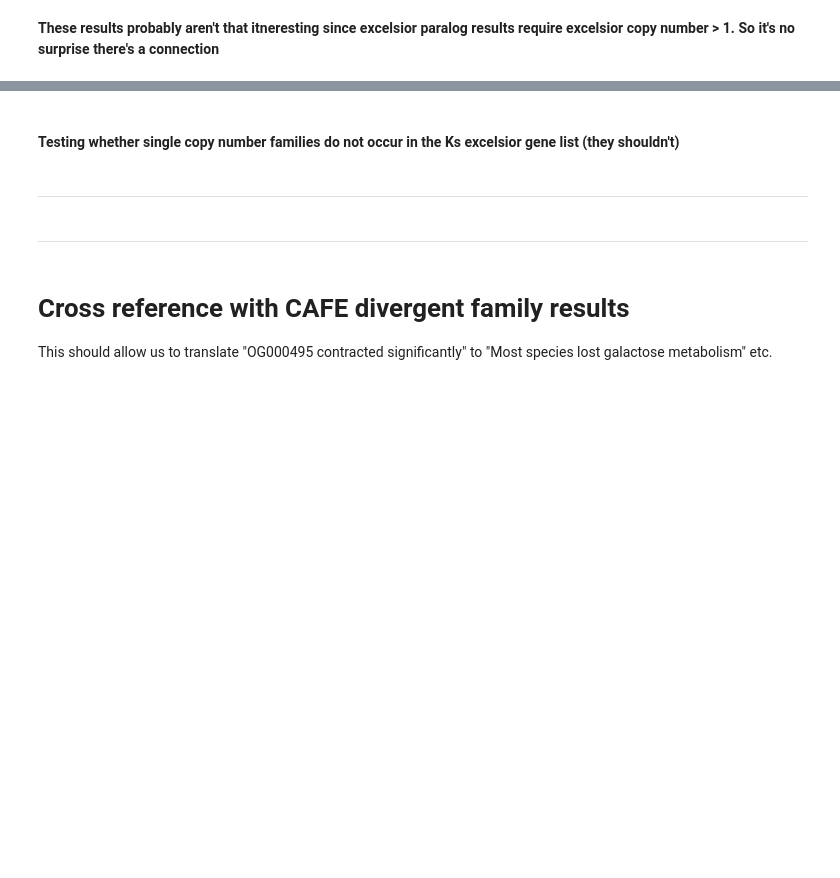
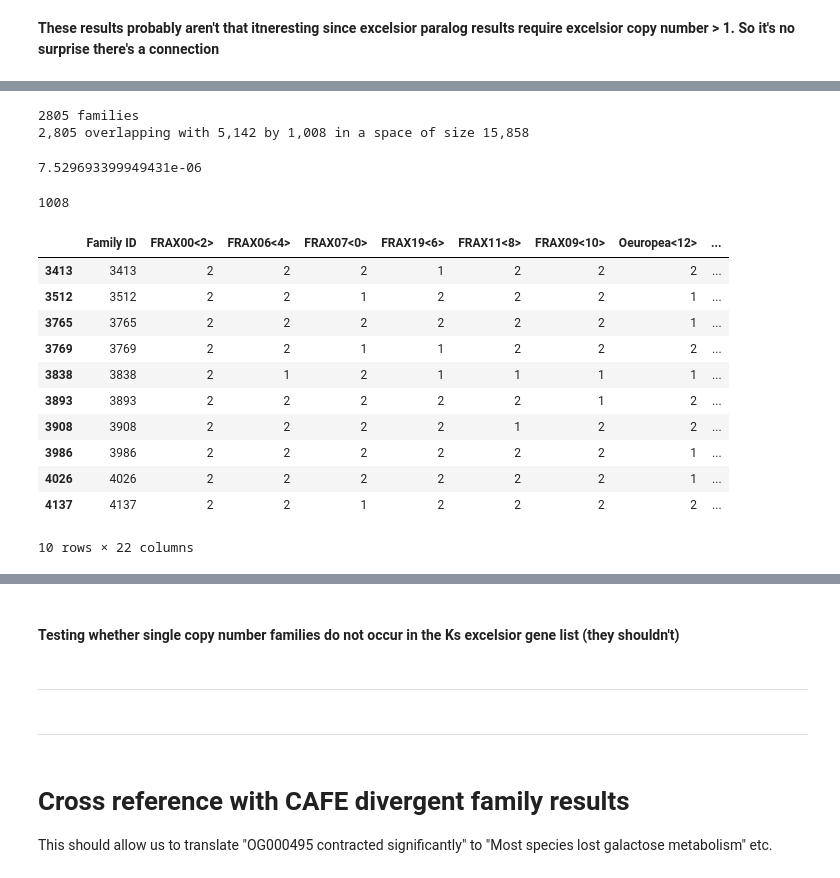
Before and after one commit to josiahseaman/DNA_Duplications, a Jupyter notebook: FunctionsForFamilies.ipynb, the cells around one changed output, grey strips where cells are left out. Cells and saved outputs as stored; diff of their text form; code cells hidden in the pictures; blank space fills up the shorter version.

```diff
--- a/FunctionsForFamilies.ipynb
+++ b/FunctionsForFamilies.ipynb
@@ -803,8 +798,8 @@ families_in_all_species.tail(50)
 | 21239 | 21278 | 1 | 1 | 1 | 1 | 1 | 1 | 1 | ... |
 50 rows × 22 columns
 # %%
-single_copy_families = families_in_all_species['Single Copy %'] > .5
-multi_copy_families = families_in_all_species['Multi %'] > .5
+single_copy_families = families_in_all_species['Single Copy %'] > .75
+multi_copy_families = families_in_all_species['Multi %'] > 0
 intermediate_families = ~single_copy_families & ~multi_copy_families
 # %%
 # The sum of a mask is the count of True entries
@@ -837,0 +838,29 @@ simple_overlap_prob(fam_ids, wgd_by_family, families_in_all_species)
+# %%
+rows_for_wgd_study = (families_in_all_species['Oleaceae Std Dev'] > 0) & intermediate_families
+print(rows_for_wgd_study.sum(), 'families')
+fam_ids = [cafe_to_OG(f) for f in families_in_all_species[rows_for_wgd_study]['Family ID']]
+simple_overlap_prob(fam_ids, wgd_by_family, families_in_all_species)
+# %% [output]
+2805 families
+2,805 overlapping with 5,142 by 1,008 in a space of size 15,858
+7.529693399949431e-06
+# %%
+wgd_study_ids = set(fam_ids).intersection(set(wgd_by_family))
+wgd_study_ints = set([int(fam[2:]) for fam in wgd_study_ids])
+rows_for_wgd_study = families_in_all_species[families_in_all_species['Family ID'].isin( wgd_study_ints)]
+print(len(rows_for_wgd_study))
+rows_for_wgd_study.head(10)
+# %% [output]
+1008
+|  | Family ID | FRAX00<2> | FRAX06<4> | FRAX07<0> | FRAX19<6> | FRAX11<8> | FRAX09<10> | Oeuropea<12> | ... |
+| 3413 | 3413 | 2 | 2 | 2 | 1 | 2 | 2 | 2 | ... |
+| 3512 | 3512 | 2 | 2 | 1 | 2 | 2 | 2 | 1 | ... |
+| 3765 | 3765 | 2 | 2 | 2 | 2 | 2 | 2 | 1 | ... |
+| 3769 | 3769 | 2 | 2 | 1 | 1 | 2 | 2 | 2 | ... |
+| 3838 | 3838 | 2 | 1 | 2 | 1 | 1 | 1 | 1 | ... |
+| 3893 | 3893 | 2 | 2 | 2 | 2 | 2 | 1 | 2 | ... |
+| 3908 | 3908 | 2 | 2 | 2 | 2 | 1 | 2 | 2 | ... |
+| 3986 | 3986 | 2 | 2 | 2 | 2 | 2 | 2 | 1 | ... |
+| 4026 | 4026 | 2 | 2 | 2 | 2 | 2 | 2 | 1 | ... |
+| 4137 | 4137 | 2 | 2 | 1 | 2 | 2 | 2 | 2 | ... |
+10 rows × 22 columns
```
Also changed, not shown: parts of 19 cells of this notebook, 1 other file.
